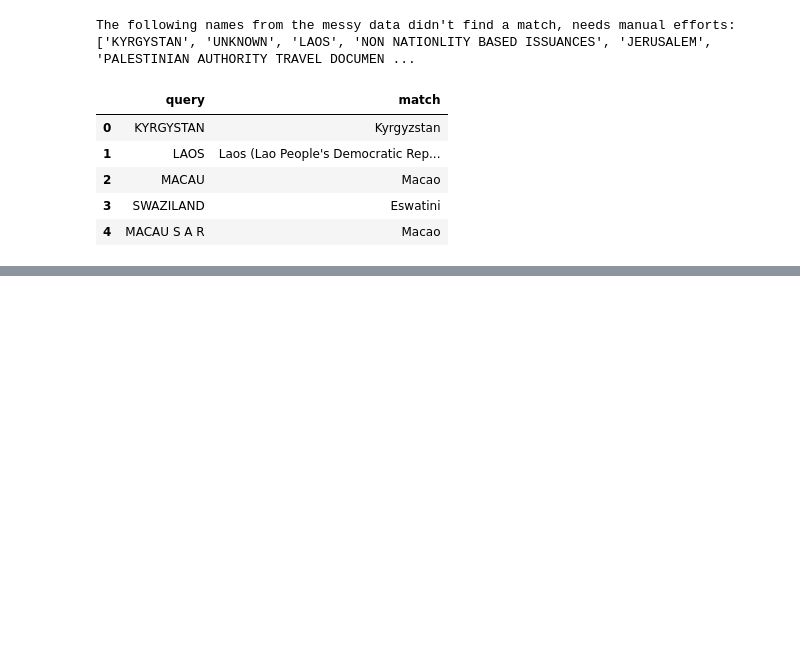
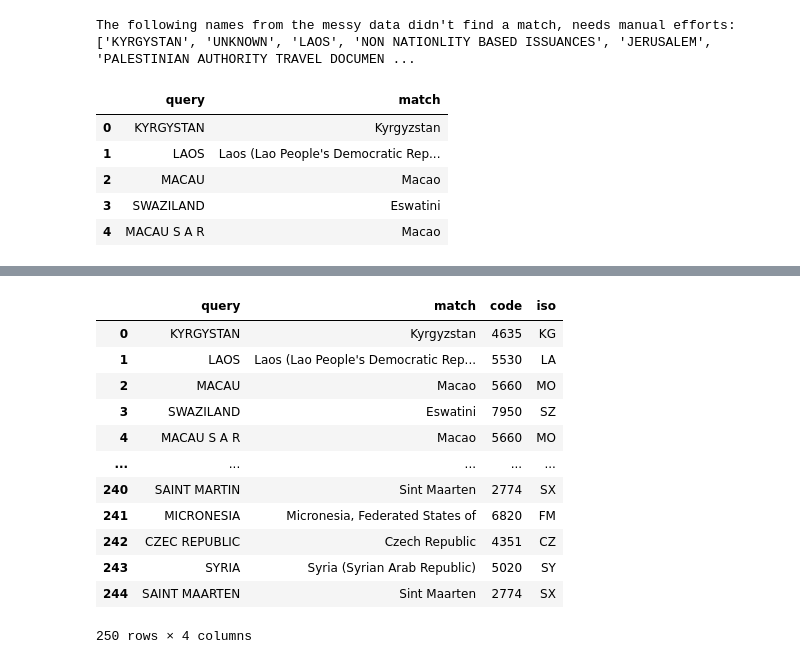
Before and after one commit to tiangenglu/automation, a Jupyter notebook: 2025-04-17_fuzzy_matching.ipynb, the cells around one changed output, grey strips where cells are left out. Cells and saved outputs as stored; diff of their text form; code cells hidden in the pictures; blank space fills up the shorter version.

Commit message:
create query-match data table by merging auto and manual matches

```diff
--- a/2025-04-17_fuzzy_matching.ipynb
+++ b/2025-04-17_fuzzy_matching.ipynb
@@ -283,3 +283,9 @@ manual_matches
 | 2 | MACAU | Macao |
 | 3 | SWAZILAND | Eswatini |
 | 4 | MACAU S A R | Macao |
+# %%
+manual_matches_merge=manual_matches.merge(country_code,
+                     how='inner',
+                     left_on='match',
+                     right_on='name').drop(columns=['name'])
+manual_matches_merge
@@ -285,0 +299,17 @@ manual_matches
+# %%
+matches_to_use=pd.concat([manual_matches_merge,all_matches[manual_matches_merge.columns]])
+matches_to_use
+# %% [output]
+|  | query | match | code | iso |
+| 0 | KYRGYSTAN | Kyrgyzstan | 4635 | KG |
+| 1 | LAOS | Laos (Lao People's Democratic Rep... | 5530 | LA |
+| 2 | MACAU | Macao | 5660 | MO |
+| 3 | SWAZILAND | Eswatini | 7950 | SZ |
+| 4 | MACAU S A R | Macao | 5660 | MO |
+| ... | ... | ... | ... | ... |
+| 240 | SAINT MARTIN | Sint Maarten | 2774 | SX |
+| 241 | MICRONESIA | Micronesia, Federated States of | 6820 | FM |
+| 242 | CZEC REPUBLIC | Czech Republic | 4351 | CZ |
+| 243 | SYRIA | Syria (Syrian Arab Republic) | 5020 | SY |
+| 244 | SAINT MAARTEN | Sint Maarten | 2774 | SX |
+250 rows × 4 columns
```
Also changed, not shown: parts of 1 cell of this notebook.
